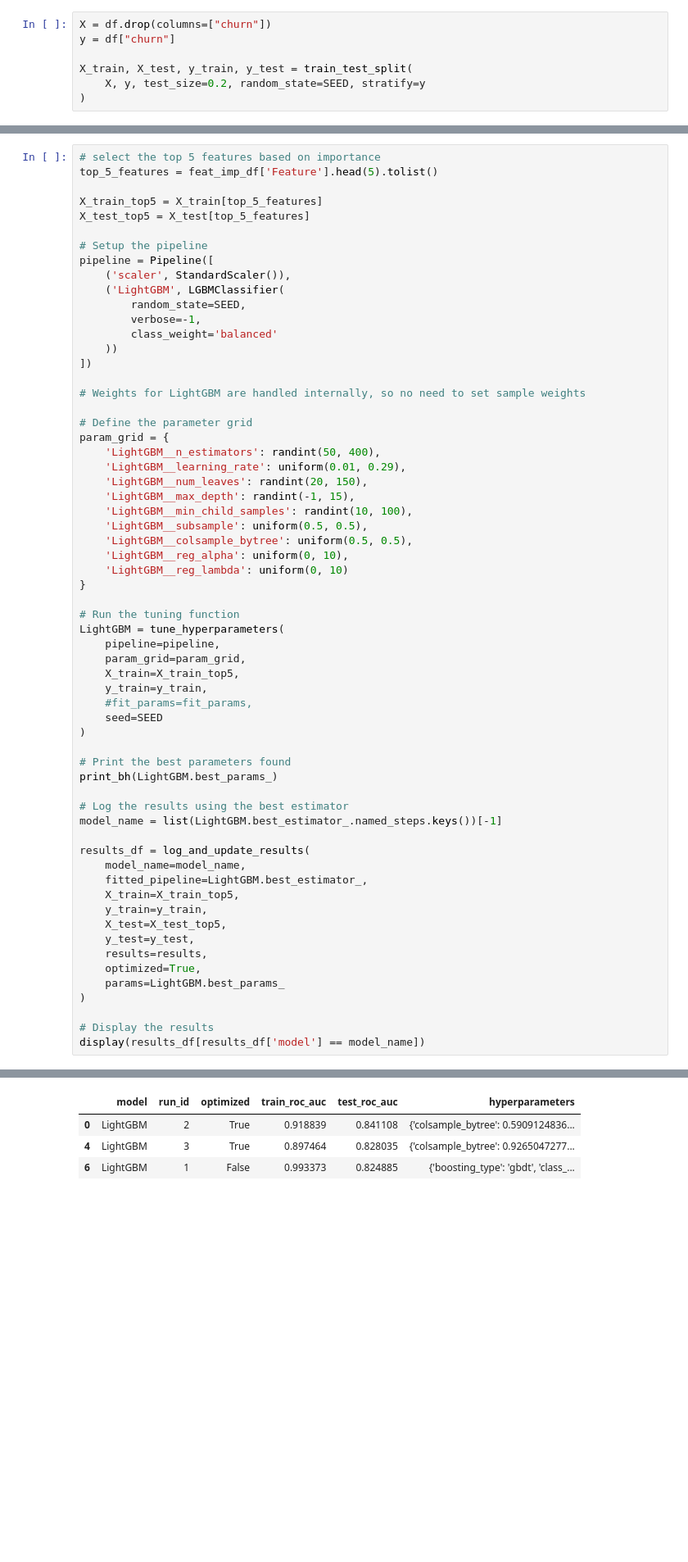
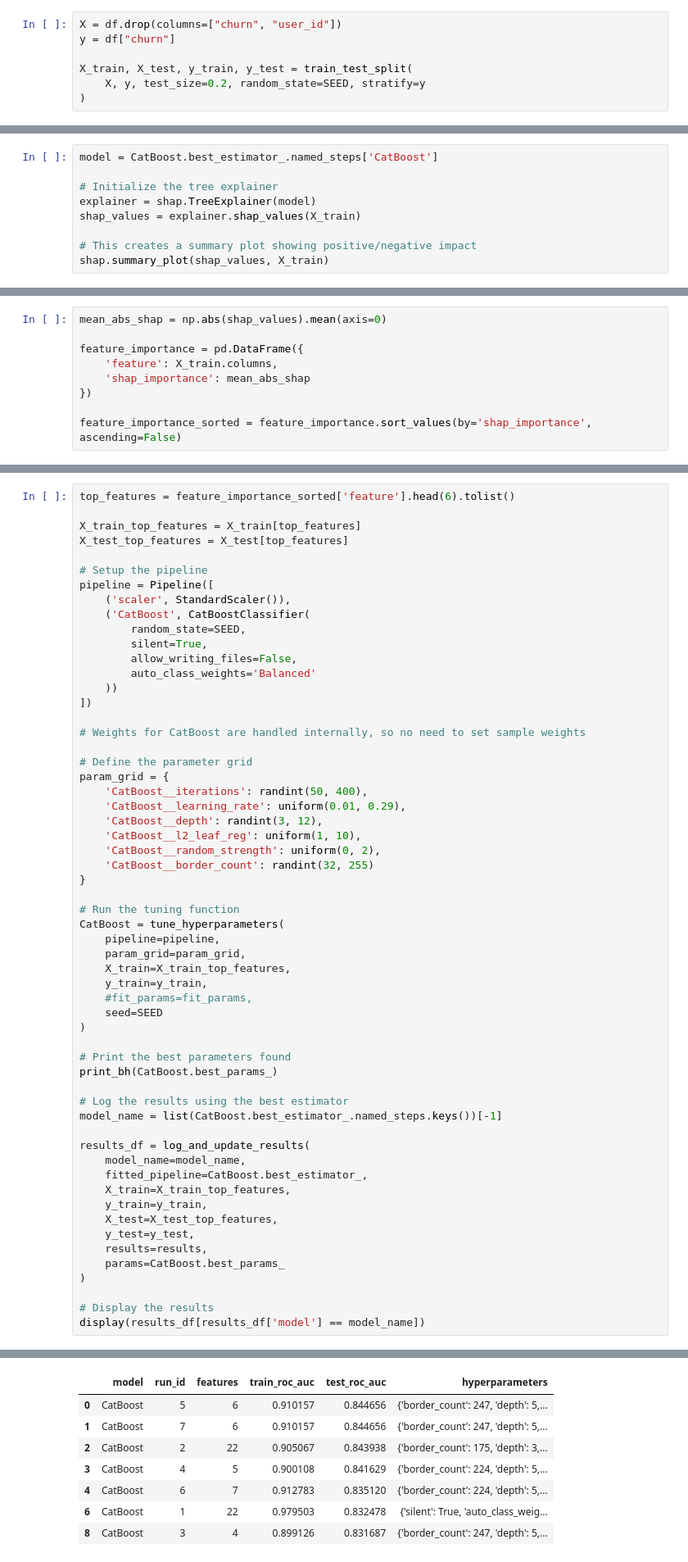
Before and after one commit to mjoslin-ai/magnimind_ml_robinhood_user_churn, a Jupyter notebook: robinhood_churn_analysis.ipynb, the cells around one changed output, grey strips where cells are left out. Shown at 82% size. Drawn from its saved outputs; the diff is of its cells as text; blank space fills up the shorter version.

```diff
--- a/robinhood_churn_analysis.ipynb
+++ b/robinhood_churn_analysis.ipynb
@@ -921,7 +926,7 @@ The data is split into training and testing sets:
 - **Train/Test Split:** Usually a 70/30 or 80/20 split.
 - **Stratified Sampling:** Used if the dataset is imbalanced, as is the case with our target variable churn.
 # %%
-X = df.drop(columns=["churn"])
+X = df.drop(columns=["churn", "user_id"])
 y = df["churn"]
 
 X_train, X_test, y_train, y_test = train_test_split(
@@ -1348,0 +1330,9 @@ plt.show()
+# %%
+model = CatBoost.best_estimator_.named_steps['CatBoost']
+
+# Initialize the tree explainer
+explainer = shap.TreeExplainer(model)
+shap_values = explainer.shap_values(X_train)
+
+# This creates a summary plot showing positive/negative impact
+shap.summary_plot(shap_values, X_train)
@@ -1349,3 +1349,12 @@ plt.show()
 # %% [markdown]
 ## 5.5 Model with Reduced Features
+# %%
+mean_abs_shap = np.abs(shap_values).mean(axis=0)
+
+feature_importance = pd.DataFrame({
+    'feature': X_train.columns,
+    'shap_importance': mean_abs_shap
+})
+
+feature_importance_sorted = feature_importance.sort_values(by='shap_importance', ascending=False)
 # %% [markdown]
@@ -1353,61 +1362,57 @@ plt.show()
 # %%
-# select the top 5 features based on importance
-top_5_features = feat_imp_df['Feature'].head(5).tolist()
+top_features = feature_importance_sorted['feature'].head(6).tolist()
 
-X_train_top5 = X_train[top_5_features]
-X_test_top5 = X_test[top_5_features]
+X_train_top_features = X_train[top_features]
+X_test_top_features = X_test[top_features]
 
 # Setup the pipeline
 pipeline = Pipeline([
     ('scaler', StandardScaler()),
-    ('LightGBM', LGBMClassifier(
+    ('CatBoost', CatBoostClassifier(
         random_state=SEED,
-        verbose=-1,
-        class_weight='balanced'
+        silent=True,
+        allow_writing_files=False,
+        auto_class_weights='Balanced'
     ))
 ])
 
-# Weights for LightGBM are handled internally, so no need to set sample weights
+# Weights for CatBoost are handled internally, so no need to set sample weights
 
 # Define the parameter grid
 param_grid = {
-    'LightGBM__n_estimators': randint(50, 400),
-    'LightGBM__learning_rate': uniform(0.01, 0.29),
-    'LightGBM__num_leaves': randint(20, 150),
-    'LightGBM__max_depth': randint(-1, 15),
-    'LightGBM__min_child_samples': randint(10, 100),
-    'LightGBM__subsample': uniform(0.5, 0.5),
-    'LightGBM__colsample_bytree': uniform(0.5, 0.5),
-    'LightGBM__reg_alpha': uniform(0, 10),
-    'LightGBM__reg_lambda': uniform(0, 10)
+    'CatBoost__iterations': randint(50, 400),
+    'CatBoost__learning_rate': uniform(0.01, 0.29),
+    'CatBoost__depth': randint(3, 12),
+    'CatBoost__l2_leaf_reg': uniform(1, 10),
+    'CatBoost__random_strength': uniform(0, 2),
+    'CatBoost__border_count': randint(32, 255)
 }
 
 # Run the tuning function
-LightGBM = tune_hyperparameters(
+CatBoost = tune_hyperparameters(
     pipeline=pipeline,
     param_grid=param_grid,
-    X_train=X_train_top5,
+    X_train=X_train_top_features,
     y_train=y_train,
     #fit_params=fit_params,
     seed=SEED
 )
 
 # Print the best parameters found
-print_bh(LightGBM.best_params_)
+print_bh(CatBoost.best_params_)
 
 # Log the results using the best estimator
-model_name = list(LightGBM.best_estimator_.named_steps.keys())[-1]
+model_name = list(CatBoost.best_estimator_.named_steps.keys())[-1]
 
 results_df = log_and_update_results(
     model_name=model_name,
-    fitted_pipeline=LightGBM.best_estimator_,
-    X_train=X_train_top5,
+    fitted_pipeline=CatBoost.best_estimator_,
+    X_train=X_train_top_features,
     y_train=y_train,
-    X_test=X_test_top5,
+    X_test=X_test_top_features,
     y_test=y_test,
     results=results,
-    optimized=True,
-    params=LightGBM.best_params_
+    params=CatBoost.best_params_
 )
 
 # Display the results
@@ -1428,5 +1430,9 @@ Fitting 10 folds for each of 50 candidates, totalling 500 fits
 ==================================
-|  | model | run_id | optimized | train_roc_auc | test_roc_auc | hyperparameters |
-| 0 | LightGBM | 2 | True | 0.918839 | 0.841108 | {'colsample_bytree': 0.5909124836... |
-| 4 | LightGBM | 3 | True | 0.897464 | 0.828035 | {'colsample_bytree': 0.9265047277... |
-| 6 | LightGBM | 1 | False | 0.993373 | 0.824885 | {'boosting_type': 'gbdt', 'class_... |
+|  | model | run_id | features | train_roc_auc | test_roc_auc | hyperparameters |
+| 0 | CatBoost | 5 | 6 | 0.910157 | 0.844656 | {'border_count': 247, 'depth': 5,... |
+| 1 | CatBoost | 7 | 6 | 0.910157 | 0.844656 | {'border_count': 247, 'depth': 5,... |
+| 2 | CatBoost | 2 | 22 | 0.905067 | 0.843938 | {'border_count': 175, 'depth': 3,... |
+| 3 | CatBoost | 4 | 5 | 0.900108 | 0.841629 | {'border_count': 224, 'depth': 5,... |
+| 4 | CatBoost | 6 | 7 | 0.912783 | 0.835120 | {'border_count': 224, 'depth': 5,... |
+| 6 | CatBoost | 1 | 22 | 0.979503 | 0.832478 | {'silent': True, 'auto_class_weig... |
+| 8 | CatBoost | 3 | 4 | 0.899126 | 0.831687 | {'border_count': 247, 'depth': 5,... |
```
Also changed, not shown: parts of 53 cells of this notebook, 2 other files.
